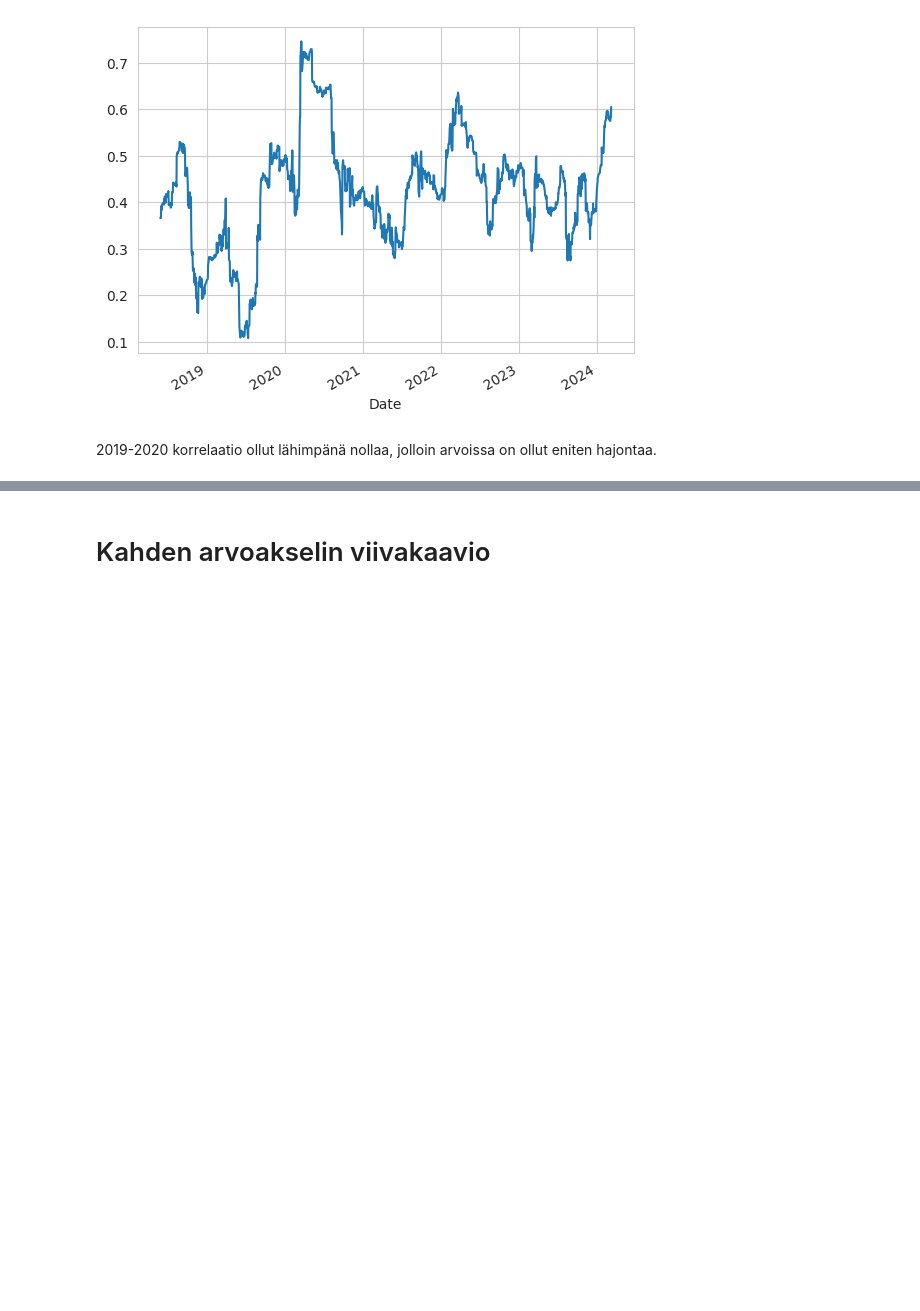
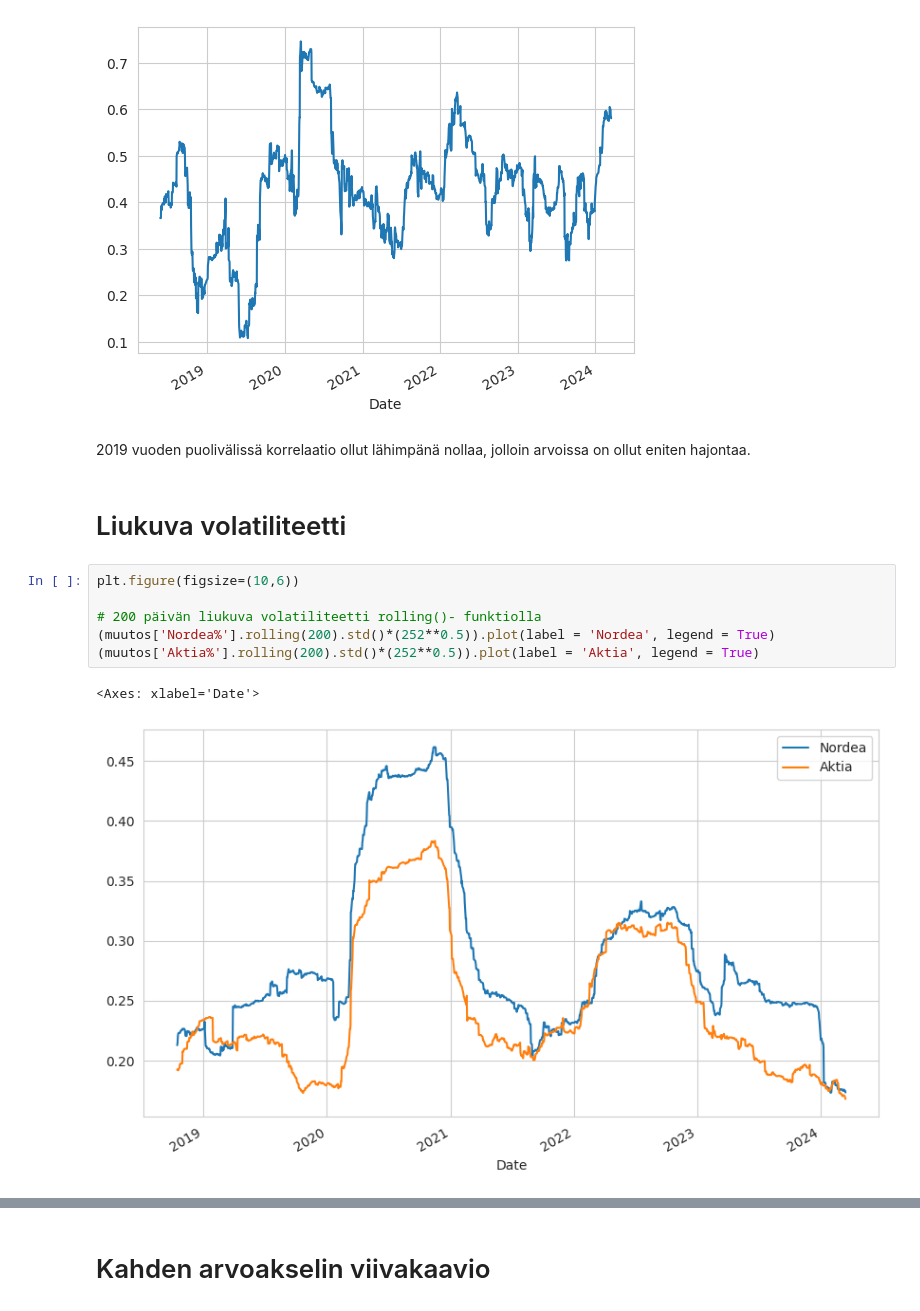
Before and after one commit to JennyMyy/Data-analytiikka, a Jupyter notebook: Aikasarja.ipynb, the cells around one changed output, grey strips where cells are left out. Saved outputs shown, nothing was run; the diff lists cells and outputs as text; blank space fills up the shorter version.

```diff
--- a/Aikasarja.ipynb
+++ b/Aikasarja.ipynb
@@ -267,4 +280,15 @@ muutos['Nordea%'].rolling(100).corr(muutos['Aktia%']).plot()
 <Axes: xlabel='Date'>
 [figure]
 # %% [markdown]
-2019-2020 korrelaatio ollut lähimpänä nollaa, jolloin arvoissa on ollut eniten hajontaa.
+2019 vuoden puolivälissä korrelaatio ollut lähimpänä nollaa, jolloin arvoissa on ollut eniten hajontaa.
+# %% [markdown]
+# Liukuva volatiliteetti
+# %%
+plt.figure(figsize=(10,6))
+
+# 200 päivän liukuva volatiliteetti rolling()- funktiolla
+(muutos['Nordea%'].rolling(200).std()*(252**0.5)).plot(label = 'Nordea', legend = True)
+(muutos['Aktia%'].rolling(200).std()*(252**0.5)).plot(label = 'Aktia', legend = True)
+# %% [output]
+<Axes: xlabel='Date'>
+[figure, added]
```
Also changed, not shown: parts of 22 cells of this notebook.
